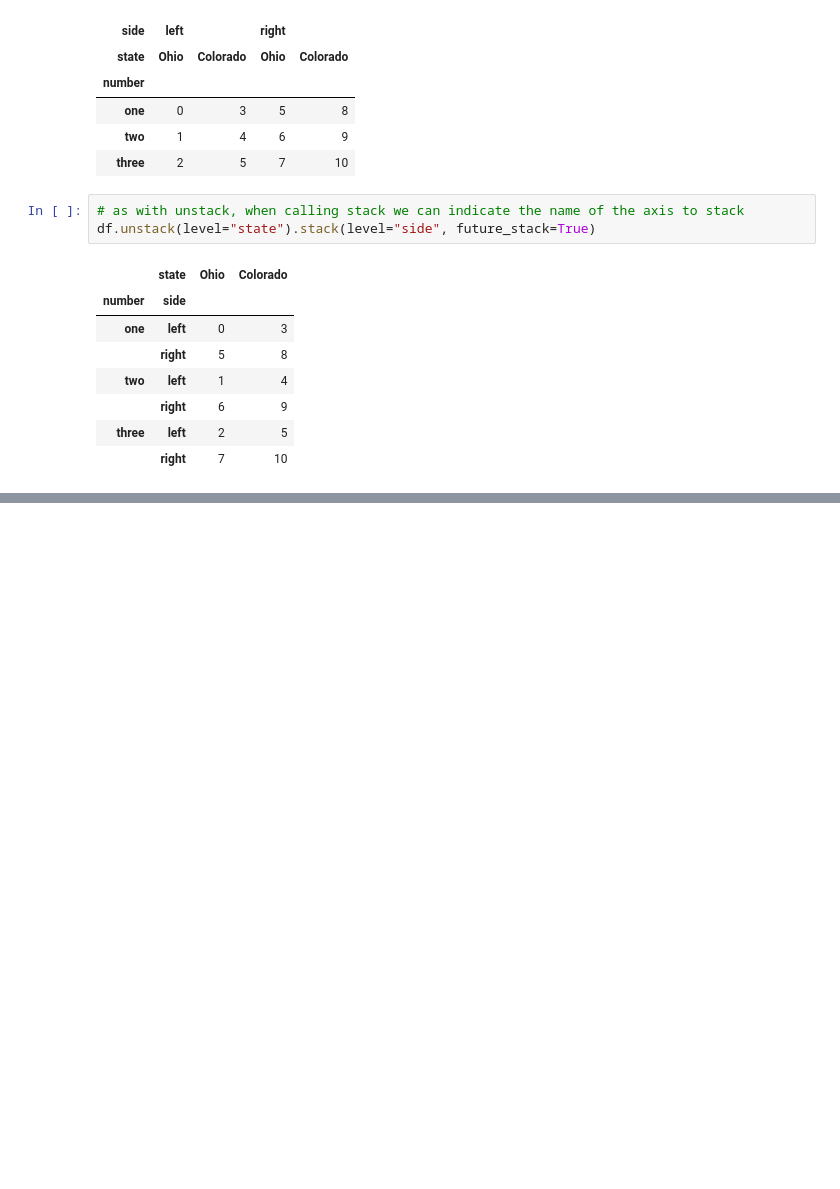
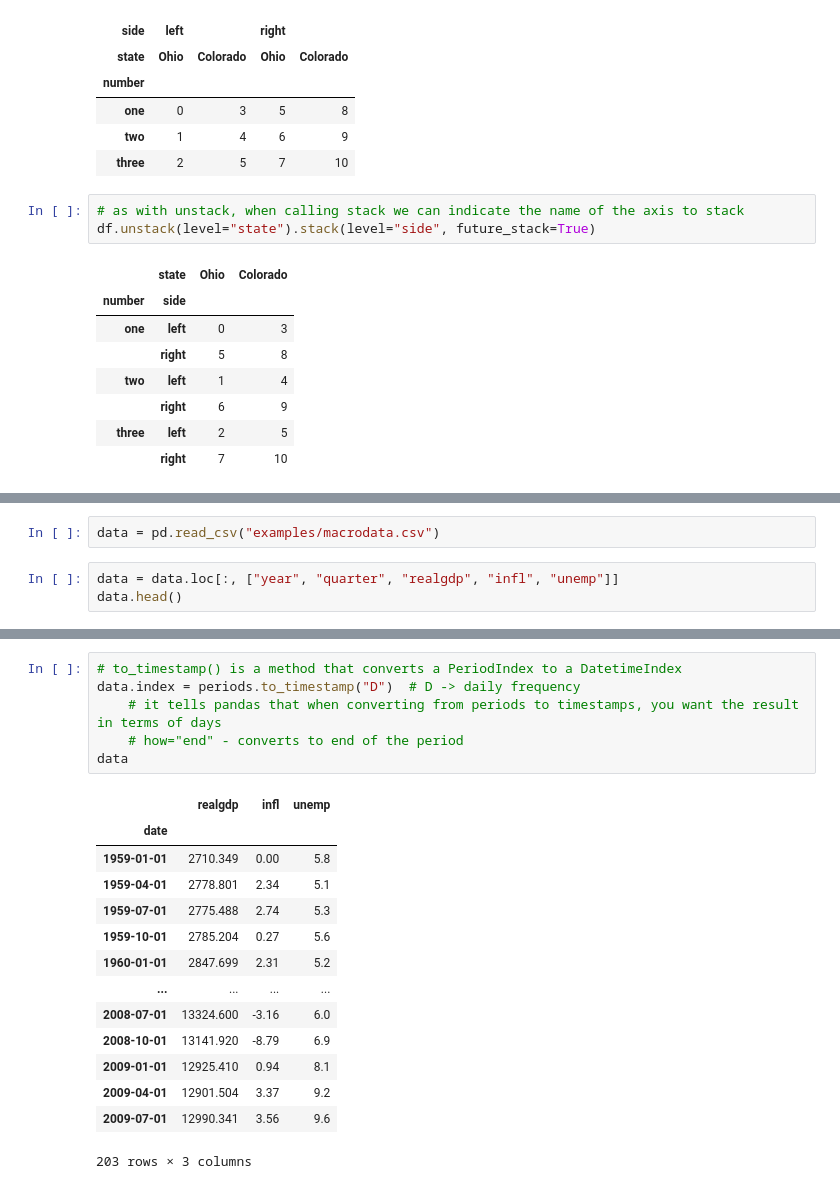
Before and after one commit to f-ckyou/pandas, a Jupyter notebook: pd-8/3_reshaping_and_pivoting.ipynb, the cells around one changed output, grey strips where cells are left out. Cells and saved outputs as stored; diff of their text form; blank space fills up the shorter version.

```diff
--- a/pd-8/3_reshaping_and_pivoting.ipynb
+++ b/pd-8/3_reshaping_and_pivoting.ipynb
@@ -143,0 +159,5 @@ df.unstack(level="state").stack(level="side", future_stack=True)
+# %%
+data = pd.read_csv("examples/macrodata.csv")
+# %%
+data = data.loc[:, ["year", "quarter", "realgdp", "infl", "unemp"]]
+data.head()
@@ -143,0 +186,21 @@ df.unstack(level="state").stack(level="side", future_stack=True)
+# %%
+# to_timestamp() is a method that converts a PeriodIndex to a DatetimeIndex
+data.index = periods.to_timestamp("D")  # D -> daily frequency
+    # it tells pandas that when converting from periods to timestamps, you want the result in terms of days
+    # how="end" - converts to end of the period
+data
+# %% [output]
+|  | realgdp | infl | unemp |
+| date |  |  |  |
+| 1959-01-01 | 2710.349 | 0.00 | 5.8 |
+| 1959-04-01 | 2778.801 | 2.34 | 5.1 |
+| 1959-07-01 | 2775.488 | 2.74 | 5.3 |
+| 1959-10-01 | 2785.204 | 0.27 | 5.6 |
+| 1960-01-01 | 2847.699 | 2.31 | 5.2 |
+| ... | ... | ... | ... |
+| 2008-07-01 | 13324.600 | -3.16 | 6.0 |
+| 2008-10-01 | 13141.920 | -8.79 | 6.9 |
+| 2009-01-01 | 12925.410 | 0.94 | 8.1 |
+| 2009-04-01 | 12901.504 | 3.37 | 9.2 |
+| 2009-07-01 | 12990.341 | 3.56 | 9.6 |
+203 rows × 3 columns
```
Also changed, not shown: parts of 13 cells of this notebook, 1 other file.
